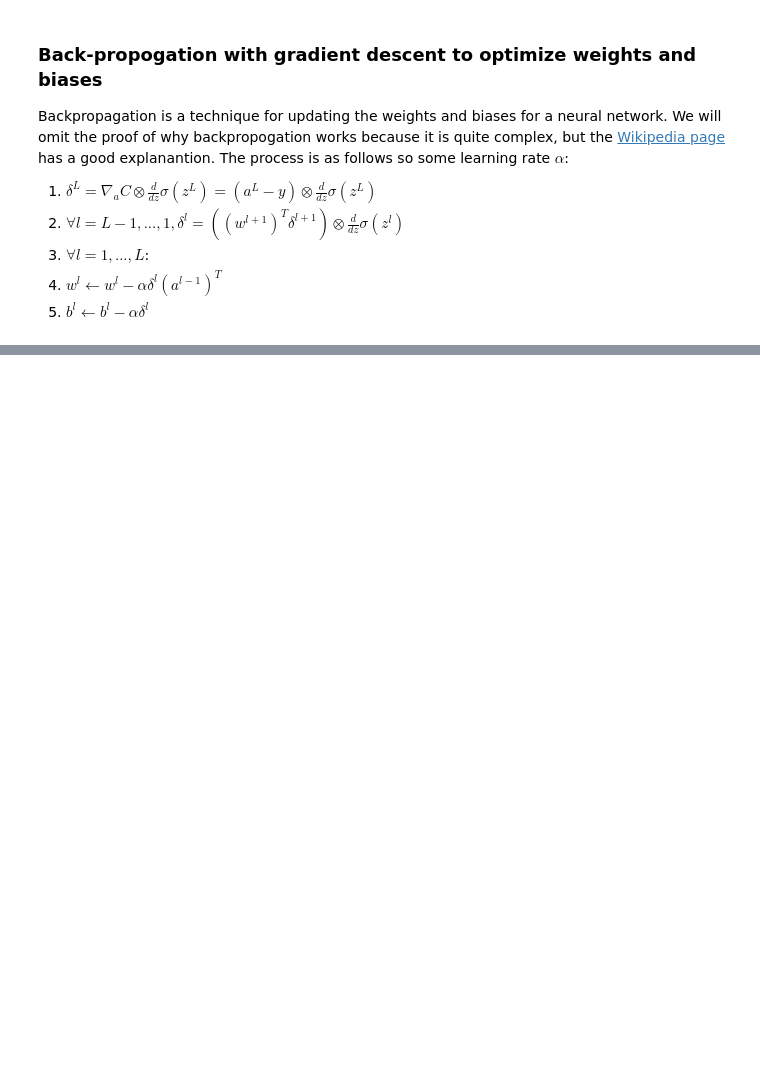
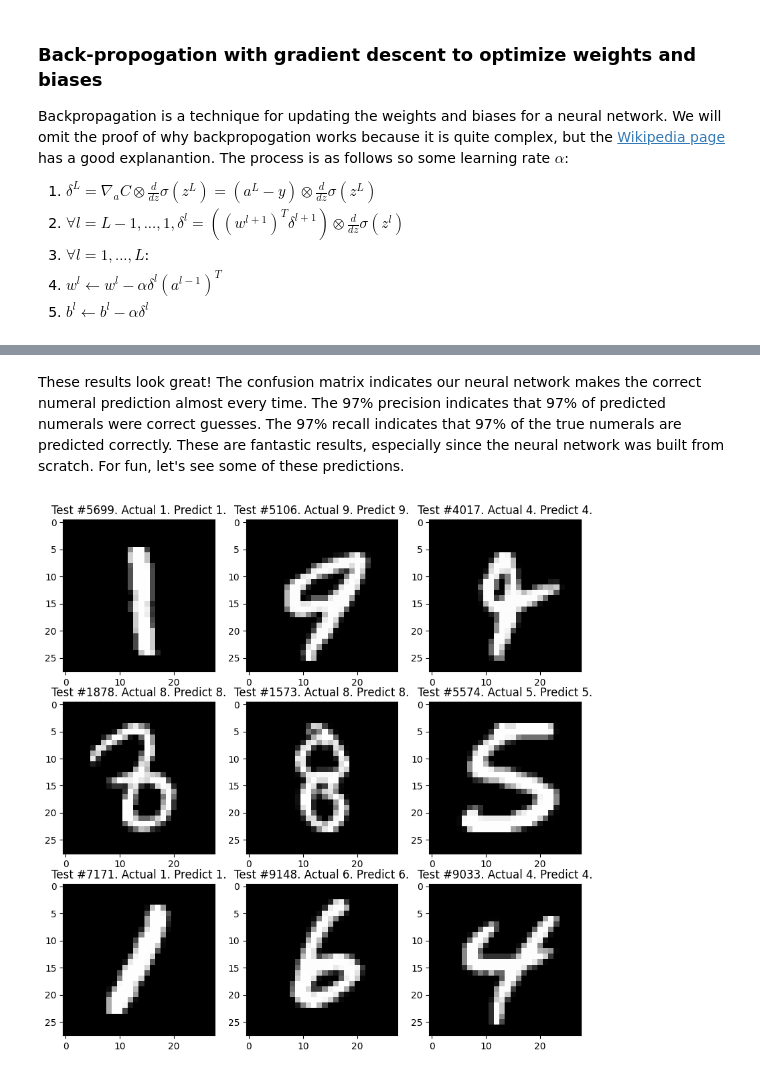
Before and after one commit to SeventhPrize/INDE_577_Data_Science_and_Machine_Learning, a Jupyter notebook: DenseNeuralNetwork.ipynb, the cells around one changed output, grey strips where cells are left out. Saved outputs shown, nothing was run; the diff lists cells and outputs as text; code cells hidden in the pictures; blank space fills up the shorter version.

```diff
--- a/DenseNeuralNetwork.ipynb
+++ b/DenseNeuralNetwork.ipynb
@@ -257,0 +478,17 @@ print(Bn[2].shape)
+# %% [markdown]
+These results look great! The confusion matrix indicates our neural network makes the correct numeral prediction almost every time. The 97% precision indicates that 97% of predicted numerals were correct guesses. The 97% recall indicates that 97% of the true numerals are predicted correctly. These are fantastic results, especially since the neural network was built from scratch. For fun, let's see some of these predictions.
+# %%
+import random
+import matplotlib.gridspec as gridspec
+
+# Create subplots of each tested sample
+gs = gridspec.GridSpec(3, 3)
+fig = plt.figure(figsize=(10, 10))
+
+for sample in range(9):
+    ind = random.randint(0, len(test_X))
+    ax = plt.subplot(gs[int(sample / 3), sample % 3])
+    fig = plt.imshow(test_X[ind], cmap="gray")
+    ax.set_title("Test #" + str(ind) + ". Actual " + str(test_y[ind]) + ". Predict " + str(dnn.predict(flat_test_X[ind])) + ".")
+# %% [output]
+[figure, added]
```
Also changed, not shown: parts of 14 cells of this notebook, 3 other files.
